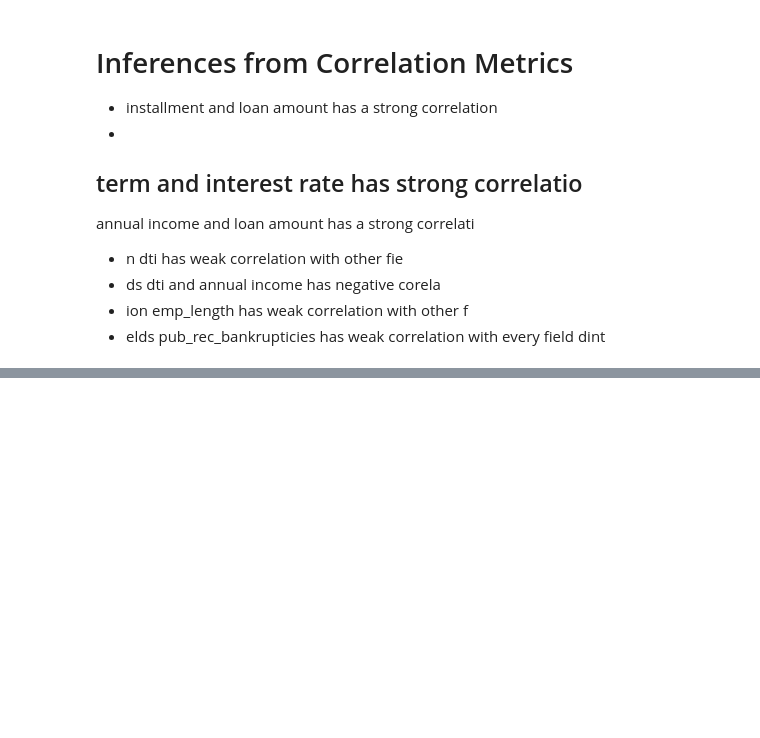
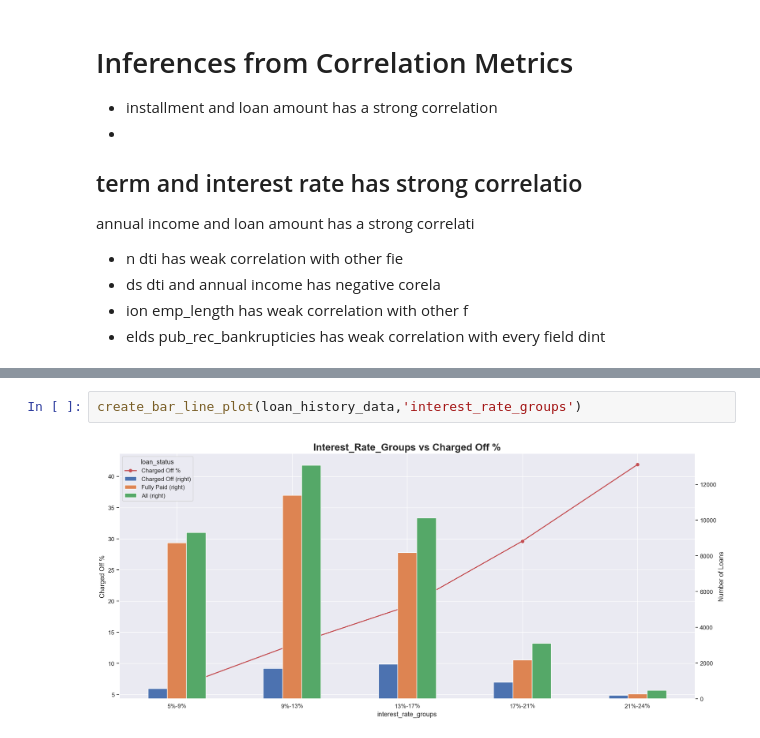
Before and after one commit to mrsivanandareddy/lending-club-case-study, a Jupyter notebook: sivananda_mylarapu.ipynb, the cells around one changed output, grey strips where cells are left out. Cells and saved outputs as stored; diff of their text form; blank space fills up the shorter version.

```diff
--- a/sivananda_mylarapu.ipynb
+++ b/sivananda_mylarapu.ipynb
@@ -461,0 +492,4 @@ dint
+# %%
+create_bar_line_plot(loan_history_data,'interest_rate_groups')
+# %% [output]
+[figure, added]
```
Also changed, not shown: parts of 6 cells of this notebook, 1 other file.
